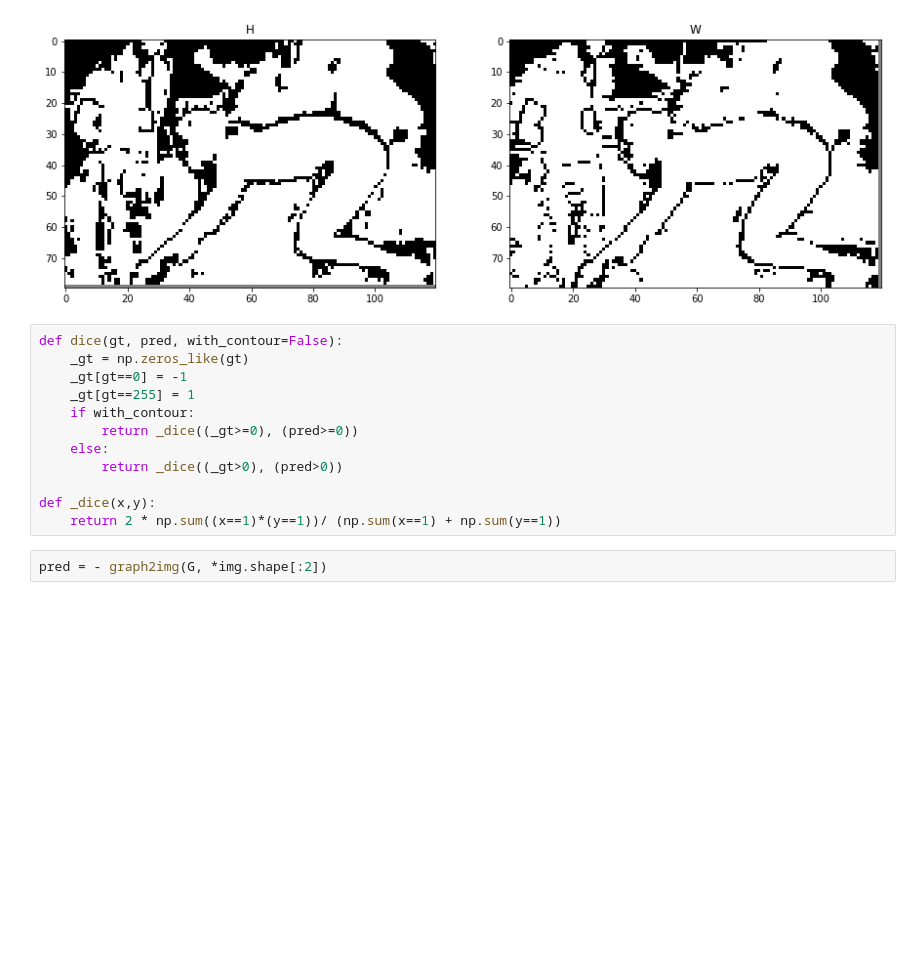
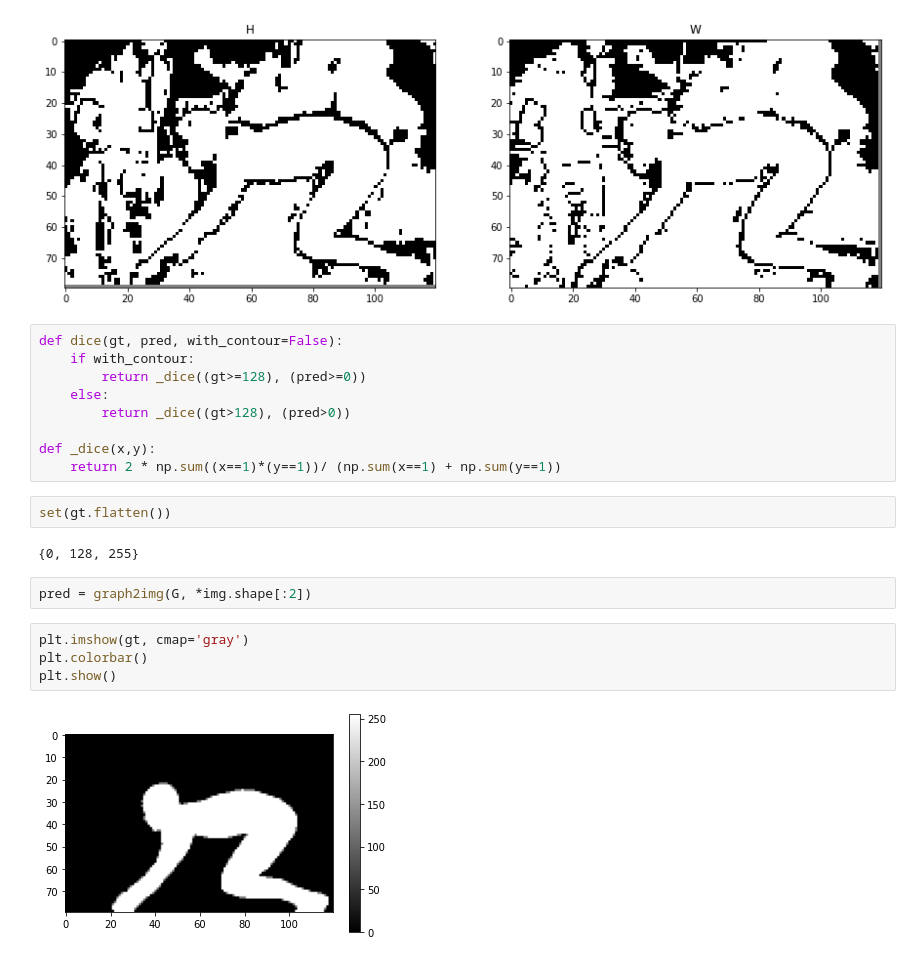
Before and after one commit to sellaziz/compi-graph-cut, a Jupyter notebook: test.ipynb, the cells around one changed output. Cells and saved outputs as stored; diff of their text form; blank space fills up the shorter version.

Commit message:
dice correction

```diff
--- a/test.ipynb
+++ b/test.ipynb
@@ -210,15 +210,22 @@ plt.show()
 [figure]
 # %%
 def dice(gt, pred, with_contour=False):
-    _gt = np.zeros_like(gt)
-    _gt[gt==0] = -1
-    _gt[gt==255] = 1
     if with_contour:
-        return _dice((_gt>=0), (pred>=0))
+        return _dice((gt>=128), (pred>=0))
     else:
-        return _dice((_gt>0), (pred>0))
+        return _dice((gt>128), (pred>0))
 
 def _dice(x,y):
     return 2 * np.sum((x==1)*(y==1))/ (np.sum(x==1) + np.sum(y==1))
+# %%
+set(gt.flatten())
+# %% [output]
+{0, 128, 255}
 # %%
-pred = - graph2img(G, *img.shape[:2])
+pred = graph2img(G, *img.shape[:2])
+# %%
+plt.imshow(gt, cmap='gray')
+plt.colorbar()
+plt.show()
+# %% [output]
+[figure, added]
```
Also changed, not shown: parts of 2 cells of this notebook.
